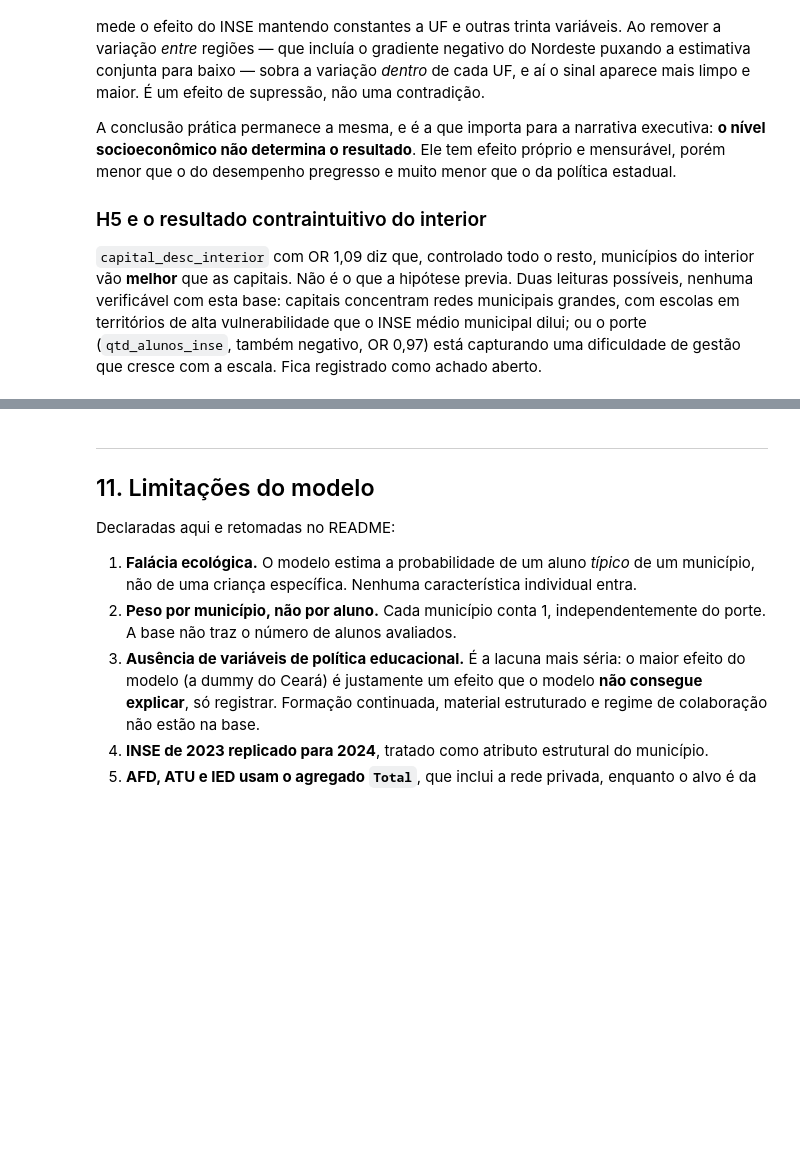
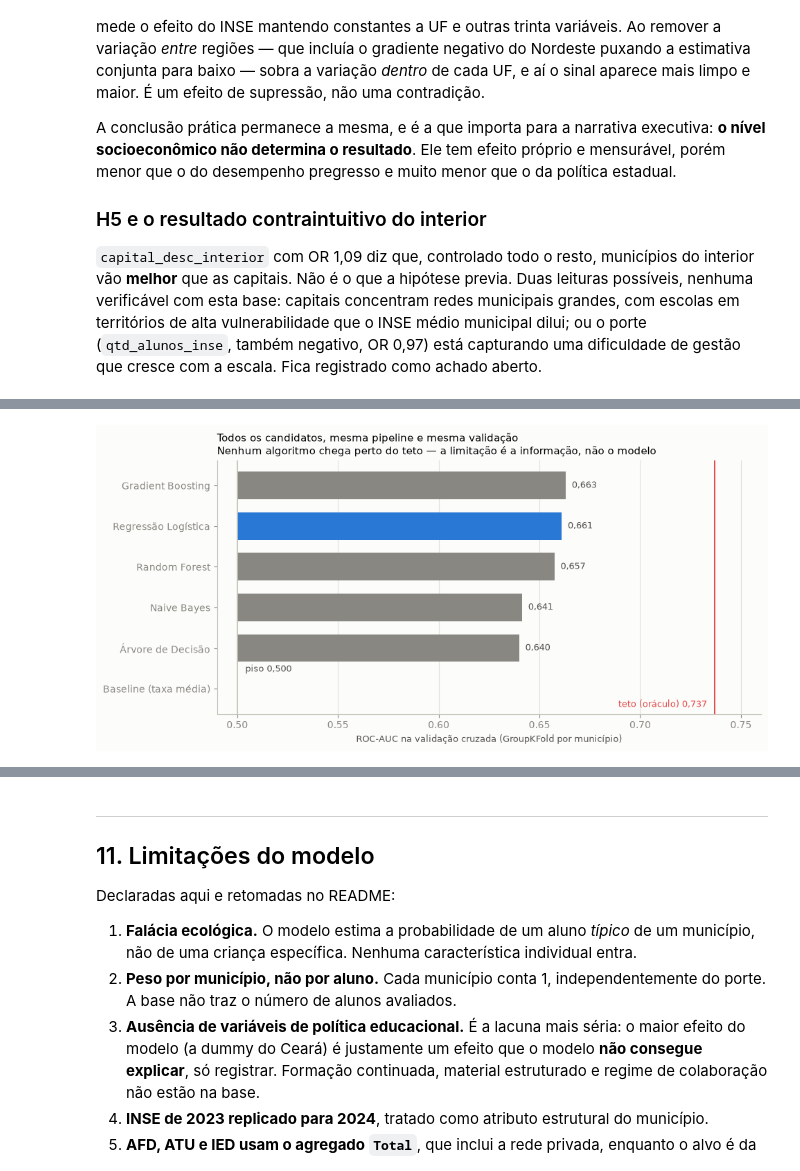
Before and after one commit to damske-h/1IAST-Fase3, a Jupyter notebook: notebooks/03_modelagem.ipynb, the cells around one changed output, grey strips where cells are left out. Drawn from its saved outputs; the diff is of its cells as text; code cells hidden in the pictures; blank space fills up the shorter version.

Commit message:
adiciona comparação formal de algoritmos e generaliza a pipeline

```diff
--- a/notebooks/03_modelagem.ipynb
+++ b/notebooks/03_modelagem.ipynb
@@ -796,0 +822,33 @@ varredura de algoritmos. A comparação que importa não é contra outro algorit
+# %%
+ordenada = comparacao.sort_values("auc")
+destaque = "Regressão Logística"
+cores = [SERIE[0] if m == destaque else MUDO for m in ordenada["modelo"]]
+
+fig, eixo = plt.subplots(figsize=(9.8, 4.8))
+eixo.barh(ordenada["modelo"], ordenada["auc"] - 0.5, left=0.5, color=cores, height=0.68)
+
+eixo.axvline(metricas_piso["auc"], color=EIXO, linewidth=1.2)
+eixo.axvline(metricas_teto["auc"], color=NEGATIVO, linewidth=1.4)
+eixo.text(metricas_teto["auc"] - 0.004, -0.45,
+          f"teto (oráculo) {num(metricas_teto['auc'], 3)}",
+          fontsize=9, color=NEGATIVO, ha="right")
+eixo.text(metricas_piso["auc"] + 0.004, 0.42, "piso 0,500",
+          fontsize=9, color=TINTA_2)
+
+for modelo in ordenada["modelo"]:
+    valor = ordenada.loc[ordenada["modelo"] == modelo, "auc"].iloc[0]
+    if valor > 0.5:
+        eixo.text(valor + 0.003, modelo, num(valor, 3), va="center",
+                  fontsize=9, color=TINTA_2)
+
+eixo.set_title("Todos os candidatos, mesma pipeline e mesma validação\n"
+               "Nenhum algoritmo chega perto do teto — a limitação é a informação, não o modelo",
+               loc="left")
+eixo.set_xlabel("ROC-AUC na validação cruzada (GroupKFold por município)")
+eixo.set_xlim(0.49, 0.76)
+limpar(eixo, grade="x")
+fig.tight_layout()
+salvar(fig, "03_comparacao_modelos")
+plt.show()
+# %% [output]
+[figure, added]
```
Also changed, not shown: parts of 4 cells of this notebook, 4 other files.
